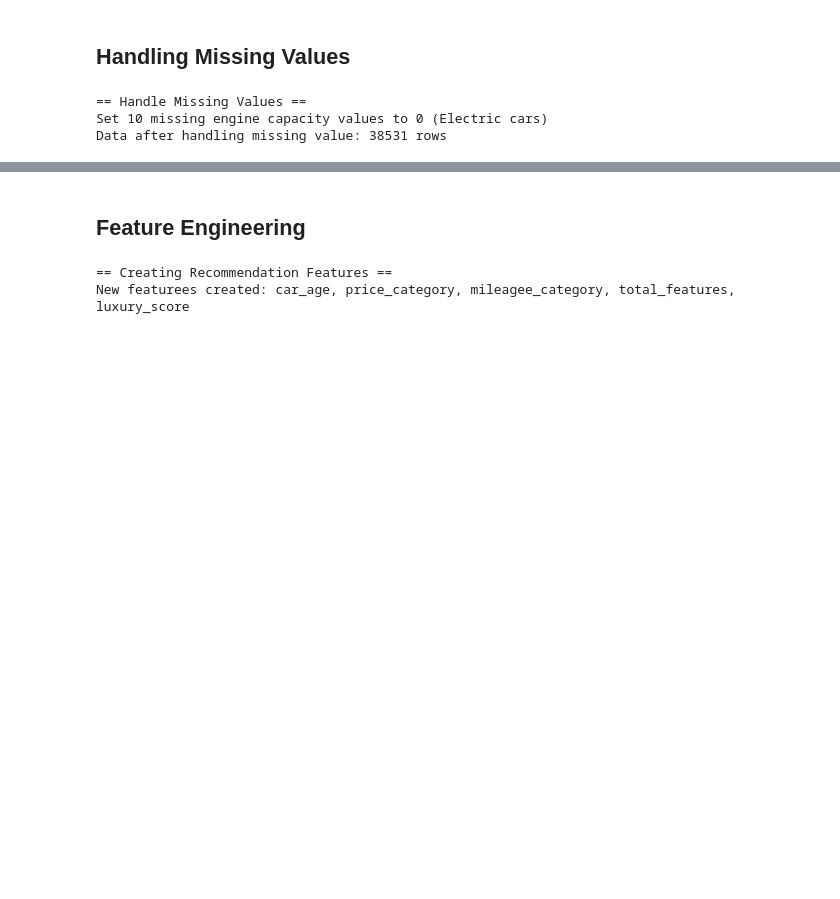
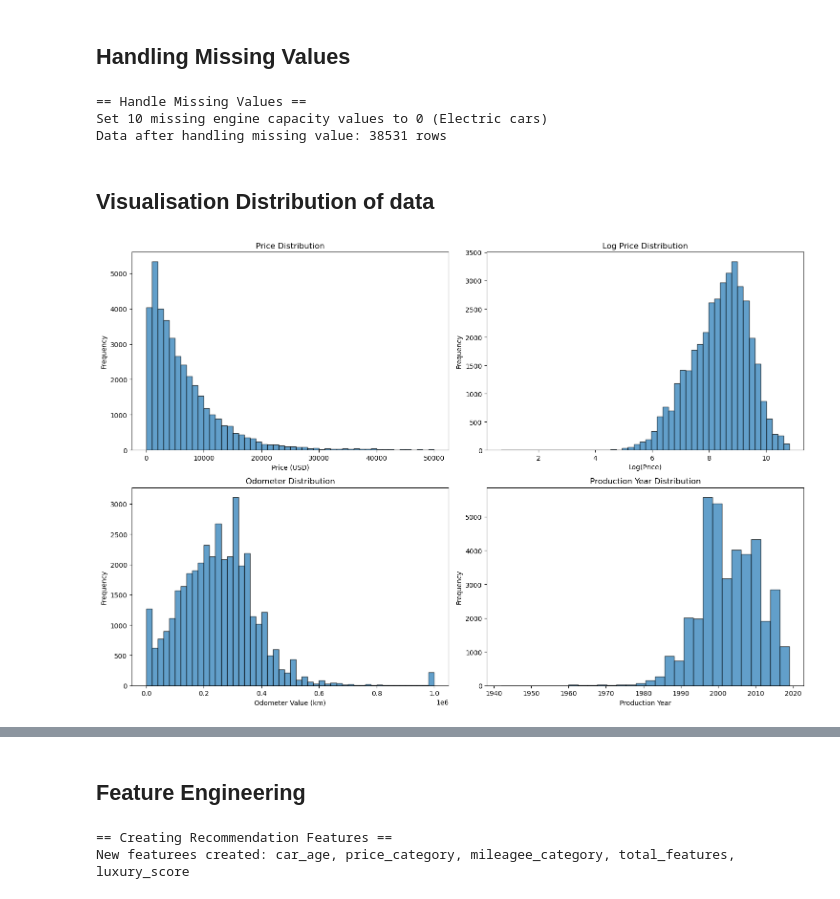
Before and after one commit to hafyze/Degree_FYP, a Jupyter notebook: notebooks/smart_car_system.ipynb, the cells around one changed output, grey strips where cells are left out. Cells and saved outputs as stored; diff of their text form; code cells hidden in the pictures; blank space fills up the shorter version.

Commit message:
feat: added visualistion for distribution data, relationship

```diff
--- a/notebooks/smart_car_system.ipynb
+++ b/notebooks/smart_car_system.ipynb
@@ -203,3 +203,39 @@ df_clean = handle_missing_values(df)
 == Handle Missing Values ==
 Set 10 missing engine capacity values to 0 (Electric cars)
 Data after handling missing value: 38531 rows
+# %% [markdown]
+## Visualisation Distribution of data
+# %%
+import matplotlib.pyplot as plt
+import seaborn as sns
+
+fig, axes = plt.subplots(2, 2, figsize=(15, 10))
+
+#Price
+axes[0,0].hist(df_clean['price_usd'], bins=50, edgecolor='black', alpha=0.7)
+axes[0,0].set_title('Price Distribution')
+axes[0,0].set_xlabel('Price (USD)')
+axes[0,0].set_ylabel('Frequency')
+
+#Log pirce
+axes[0,1].hist(py.log1p(df_clean['price_usd']), bins=50, edgecolor='black', alpha=0.7)
+axes[0,1].set_title('Log Price Distribution')
+axes[0,1].set_xlabel('Log(Price)')
+axes[0,1].set_ylabel('Frequency')
+
+#Odomoter
+axes[1,0].hist(df_clean['odometer_value'], bins=50, edgecolor='black', alpha=0.7)
+axes[1,0].set_title('Odometer Distribution')
+axes[1,0].set_xlabel('Odometer Value (km)')
+axes[1,0].set_ylabel('Frequency')
+
+#Year produced
+axes[1,1].hist(df_clean['year_produced'], bins = 30, edgecolor='black', alpha=0.7)
+axes[1,1].set_title("Production Year Distribution")
+axes[1,1].set_xlabel('Production Year')
+axes[1,1].set_ylabel('Frequency')
+
+plt.tight_layout()
+plt.show()
+# %% [output]
+[figure, added]
```
Also changed, not shown: parts of 5 cells of this notebook.
